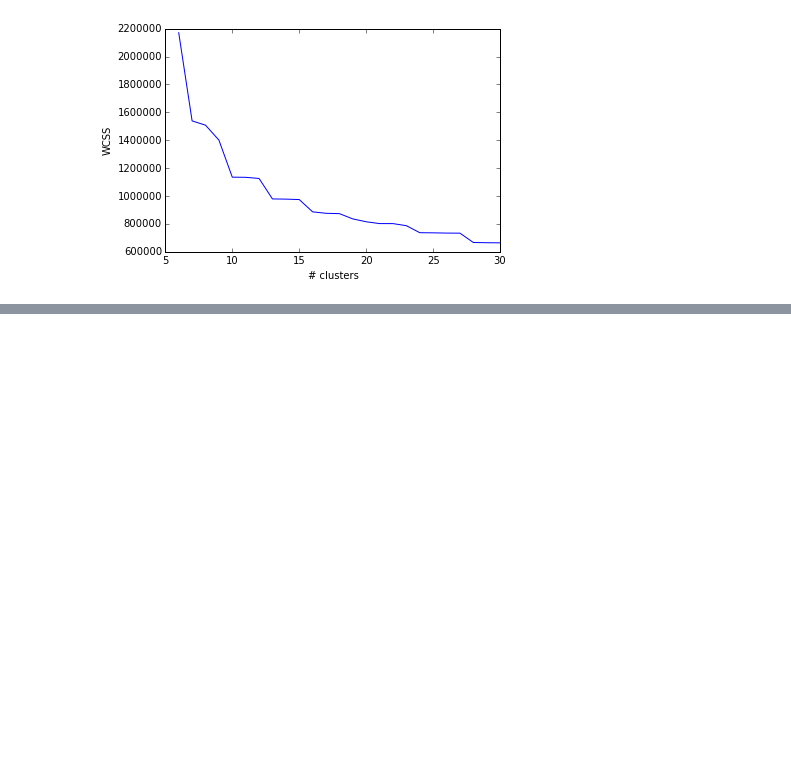
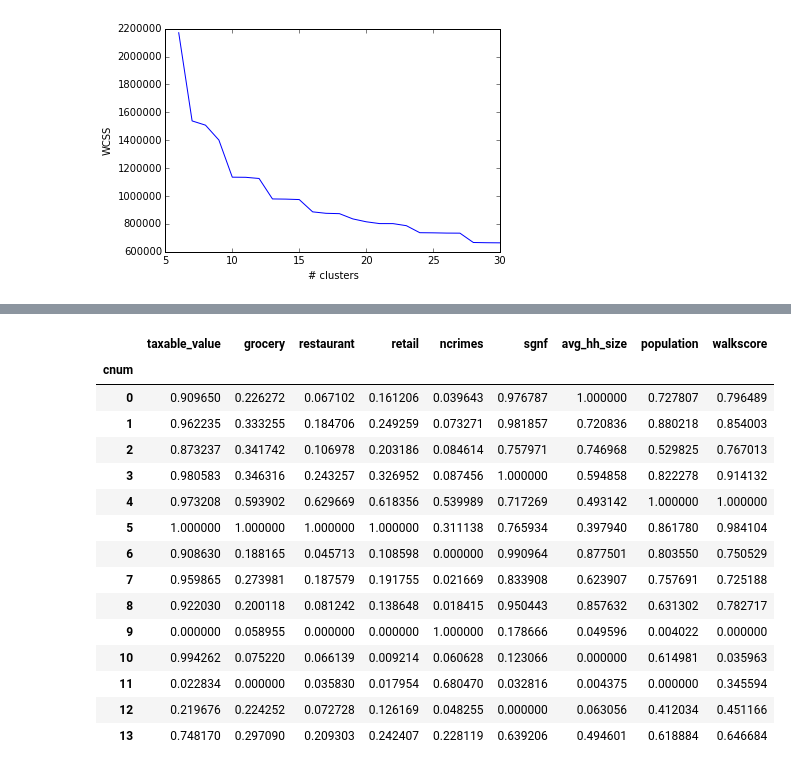
Before and after one commit to crupley/hoodie-development, a Jupyter notebook: explore/evaluate cuts.ipynb, the cells around one changed output, grey strips where cells are left out. Cells and saved outputs as stored; diff of their text form; code cells hidden in the pictures; blank space fills up the shorter version.

```diff
--- a/explore/evaluate cuts.ipynb
+++ b/explore/evaluate cuts.ipynb
@@ -531,0 +581,4 @@ plt.margins(0);
+# %%
+dfbp = df.drop(['lat', 'lon'], axis = 1).groupby('cnum').mean()
+dfbp = dfbp[dfbp.index >= 0]
+dfbp
@@ -531,0 +601,6 @@ plt.margins(0);
+# %%
+# scale values 0-1 then subtract average
+dfbp = dfbp.sub(dfbp.min(axis=0))
+dfbp = dfbp.div(dfbp.max(axis=0))
+dfbp = dfbp.sub(dfbp.mean(axis=0))
+dfbp
@@ -531,0 +623,19 @@ plt.margins(0);
+# %%
+dfbp
+# %% [output]
+|  | taxable_value | grocery | restaurant | retail | ncrimes | sgnf | avg_hh_size | population | walkscore |
+| cnum |  |  |  |  |  |  |  |  |  |
+| 0 | 0.909650 | 0.226272 | 0.067102 | 0.161206 | 0.039643 | 0.976787 | 1.000000 | 0.727807 | 0.796489 |
+| 1 | 0.962235 | 0.333255 | 0.184706 | 0.249259 | 0.073271 | 0.981857 | 0.720836 | 0.880218 | 0.854003 |
+| 2 | 0.873237 | 0.341742 | 0.106978 | 0.203186 | 0.084614 | 0.757971 | 0.746968 | 0.529825 | 0.767013 |
+| 3 | 0.980583 | 0.346316 | 0.243257 | 0.326952 | 0.087456 | 1.000000 | 0.594858 | 0.822278 | 0.914132 |
+| 4 | 0.973208 | 0.593902 | 0.629669 | 0.618356 | 0.539989 | 0.717269 | 0.493142 | 1.000000 | 1.000000 |
+| 5 | 1.000000 | 1.000000 | 1.000000 | 1.000000 | 0.311138 | 0.765934 | 0.397940 | 0.861780 | 0.984104 |
+| 6 | 0.908630 | 0.188165 | 0.045713 | 0.108598 | 0.000000 | 0.990964 | 0.877501 | 0.803550 | 0.750529 |
+| 7 | 0.959865 | 0.273981 | 0.187579 | 0.191755 | 0.021669 | 0.833908 | 0.623907 | 0.757691 | 0.725188 |
+| 8 | 0.922030 | 0.200118 | 0.081242 | 0.138648 | 0.018415 | 0.950443 | 0.857632 | 0.631302 | 0.782717 |
+| 9 | 0.000000 | 0.058955 | 0.000000 | 0.000000 | 1.000000 | 0.178666 | 0.049596 | 0.004022 | 0.000000 |
+| 10 | 0.994262 | 0.075220 | 0.066139 | 0.009214 | 0.060628 | 0.123066 | 0.000000 | 0.614981 | 0.035963 |
+| 11 | 0.022834 | 0.000000 | 0.035830 | 0.017954 | 0.680470 | 0.032816 | 0.004375 | 0.000000 | 0.345594 |
+| 12 | 0.219676 | 0.224252 | 0.072728 | 0.126169 | 0.048255 | 0.000000 | 0.063056 | 0.412034 | 0.451166 |
+| 13 | 0.748170 | 0.297090 | 0.209303 | 0.242407 | 0.228119 | 0.639206 | 0.494601 | 0.618884 | 0.646684 |
```
Also changed, not shown: parts of 13 cells of this notebook, 3 other files.
